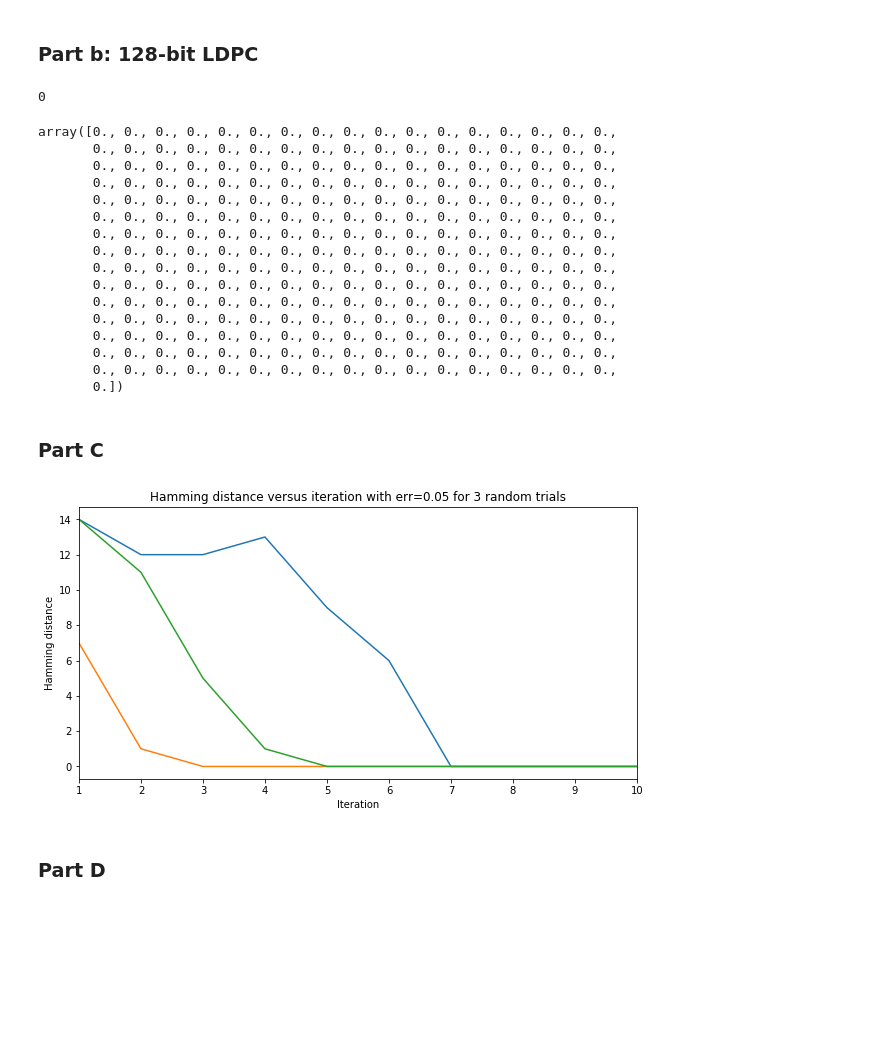
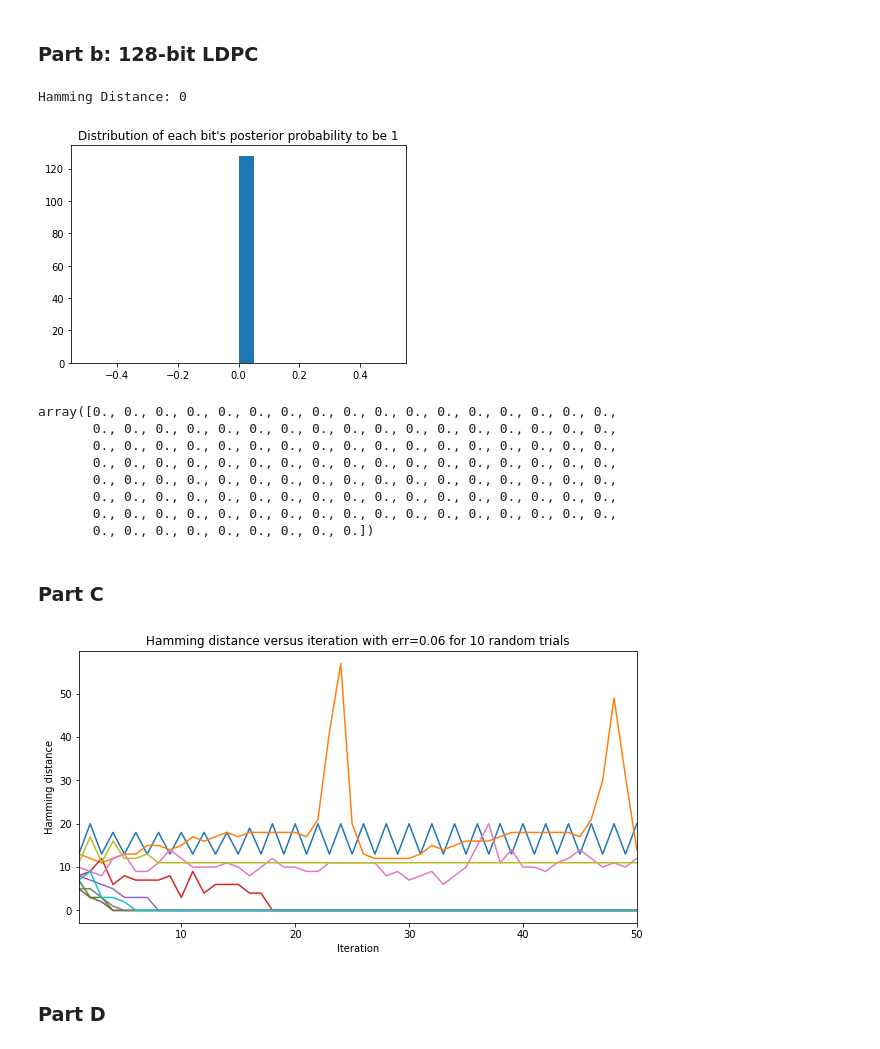
Before and after one commit to nyjgary/probabilistic-graphical-models, a Jupyter notebook: hwk3-bp/belief-propagation.ipynb, the cells around one changed output. Drawn from its saved outputs; the diff is of its cells as text; code cells hidden in the pictures; blank space fills up the shorter version.

```diff
--- a/hwk3-bp/belief-propagation.ipynb
+++ b/hwk3-bp/belief-propagation.ipynb
@@ -464,10 +464,12 @@ def decode_msg(beliefs):
     """
 
     decoded = np.zeros(len(beliefs))
+    one_probs = np.zeros(len(beliefs))
     for v in beliefs:
         pos = int(str(v)[1:])
         decoded[pos] = np.asscalar(np.argmax(beliefs[v].pmf))
-    return decoded
+        one_probs[pos] = beliefs[v].pmf[1]
+    return decoded, one_probs
 
 def hamming_dist(source, decoded):
 
@@ -522,7 +524,7 @@ def run_experiment(source, err, n_iter, d_v=4, d_c=8):
     # add noise to msg transmitted
     received = add_noise(source, err)
 
-    # create factor graph model used to decode message (SHOULD THIS BE REFACTORED?)
+    # create factor graph model used to decode message
     H = RegularH(len(source), d_v, d_c)
     ldpc_fg = make_ldpc_fg(H)
     ldpc_fg = set_unary_factors(ldpc_fg, received, err)
@@ -531,17 +533,19 @@ def run_experiment(source, err, n_iter, d_v=4, d_c=8):
     beliefs, beliefs_hist = get_beliefs(ldpc_fg, n_iter)
 
     # decode message and compute distance
-    decoded = decode_msg(beliefs)
+    decoded, one_probs = decode_msg(beliefs)
     hdist = hamming_dist(source, decoded)
 
-    return hdist, beliefs, beliefs_hist, decoded
+    return hdist, beliefs, beliefs_hist, decoded, one_probs
 # %%
-source = np.zeros(256, dtype=int)
-hdist, beliefs, beliefs_hist, decoded = run_experiment(source, .05, 50)
+source = np.zeros(128, dtype=int)
+hdist, beliefs, beliefs_hist, decoded, one_probs = run_experiment(source, .05, 50)
+print("Hamming Distance: {}".format(hdist))
+plt.hist(one_probs, bins=20)
+plt.title("Distribution of each bit's posterior probability to be 1");
+# %% [output]
+Hamming Distance: 0
+[figure, added]
-# %%
-hdist
-# %% [output]
-0
 # %%
 decoded
 # %% [output]
@@ -552,15 +556,7 @@ array([0., 0., 0., 0., 0., 0., 0., 0., 0., 0., 0., 0., 0., 0., 0., 0., 0.,
        0., 0., 0., 0., 0., 0., 0., 0., 0., 0., 0., 0., 0., 0., 0., 0., 0.,
        0., 0., 0., 0., 0., 0., 0., 0., 0., 0., 0., 0., 0., 0., 0., 0., 0.,
        0., 0., 0., 0., 0., 0., 0., 0., 0., 0., 0., 0., 0., 0., 0., 0., 0.,
-       0., 0., 0., 0., 0., 0., 0., 0., 0., 0., 0., 0., 0., 0., 0., 0., 0.,
-       0., 0., 0., 0., 0., 0., 0., 0., 0., 0., 0., 0., 0., 0., 0., 0., 0.,
-       0., 0., 0., 0., 0., 0., 0., 0., 0., 0., 0., 0., 0., 0., 0., 0., 0.,
-       0., 0., 0., 0., 0., 0., 0., 0., 0., 0., 0., 0., 0., 0., 0., 0., 0.,
-       0., 0., 0., 0., 0., 0., 0., 0., 0., 0., 0., 0., 0., 0., 0., 0., 0.,
-       0., 0., 0., 0., 0., 0., 0., 0., 0., 0., 0., 0., 0., 0., 0., 0., 0.,
-       0., 0., 0., 0., 0., 0., 0., 0., 0., 0., 0., 0., 0., 0., 0., 0., 0.,
-       0., 0., 0., 0., 0., 0., 0., 0., 0., 0., 0., 0., 0., 0., 0., 0., 0.,
-       0.])
+       0., 0., 0., 0., 0., 0., 0., 0., 0.])
 # %% [markdown]
 ### Part C
 # %%
@@ -664,13 +660,13 @@ def run_experiments(err, n_trials, source, n_iter, d_v=4, d_c=8):
     return results
 # %%
 # test
-zero_msg = np.zeros(256, dtype=int)
-results = run_experiments(err=0.05, n_trials=3, source=zero_msg, n_iter=10, d_v=4, d_c=8)
+# zero_msg = np.zeros(256, dtype=int)
+# results = run_experiments(err=0.05, n_trials=3, source=zero_msg, n_iter=10, d_v=4, d_c=8)
-# %% [output]
-[figure, removed]
 # %%
-zero_msg = np.zeros(256, dtype=int)
-results = run_experiments(err=0.05, n_trials=10, source=zero_msg, n_iter=50, d_v=4, d_c=8)
+zero_msg = np.zeros(128, dtype=int)
+results = run_experiments(err=0.06, n_trials=10, source=zero_msg, n_iter=50, d_v=4, d_c=8)
+# %% [output]
+[figure, added]
 # %% [markdown]
 ### Part D
 # %%
```
Also changed, not shown: parts of 17 cells of this notebook.
